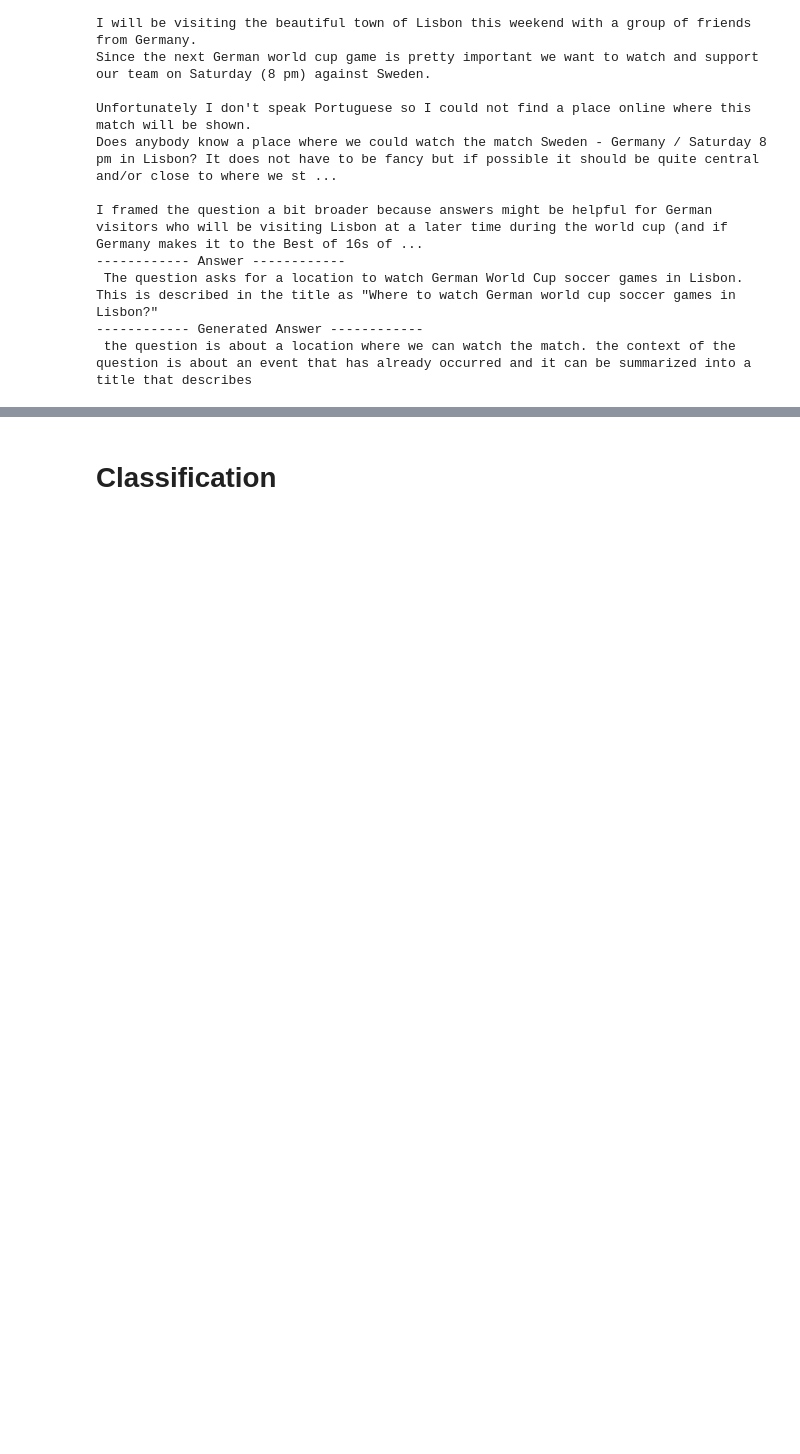
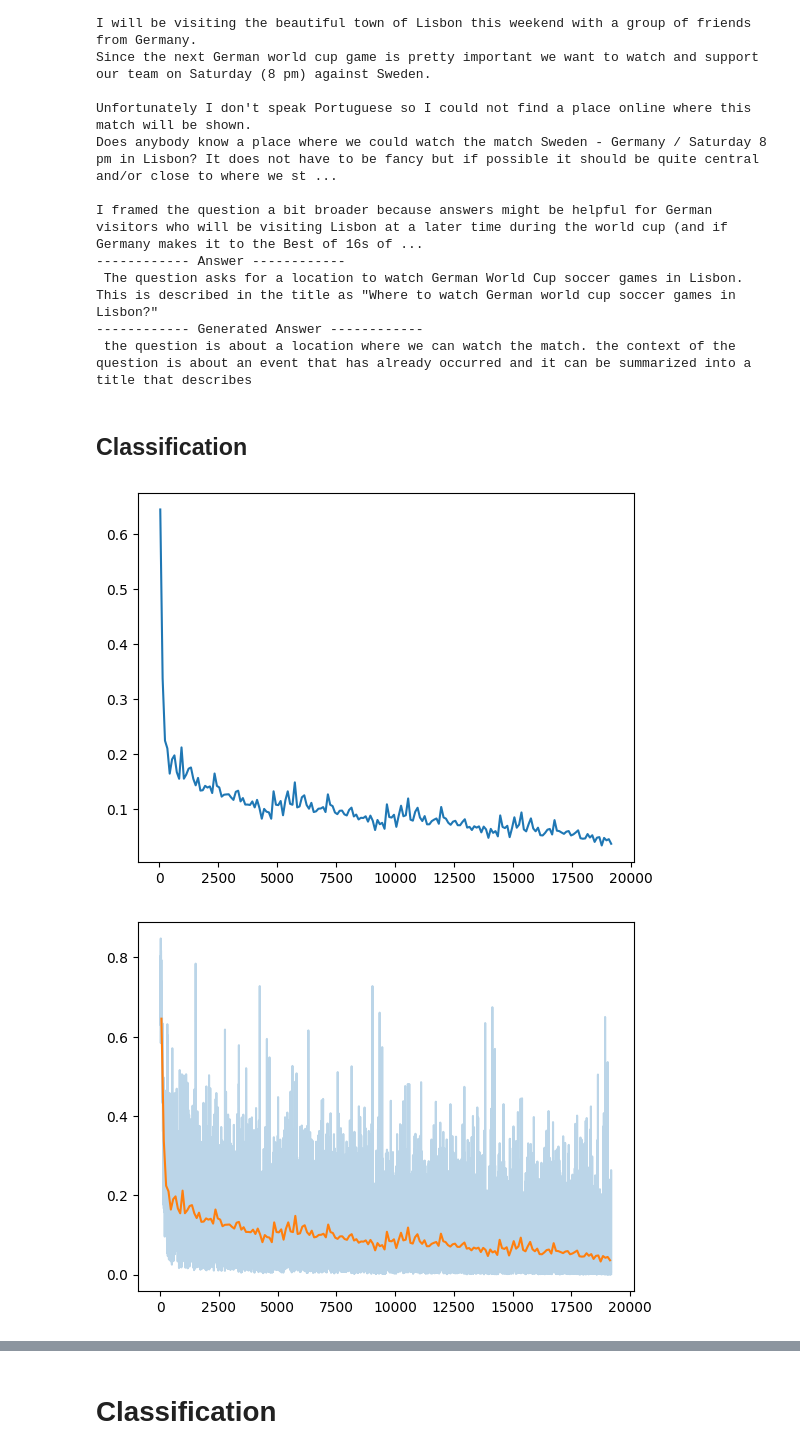
Before and after one commit to Cari1111/NLP_project, a Jupyter notebook: project.ipynb, the cells around one changed output, grey strips where cells are left out. Drawn from its saved outputs; the diff is of its cells as text; code cells hidden in the pictures; blank space fills up the shorter version.

```diff
--- a/project.ipynb
+++ b/project.ipynb
@@ -449,3 +505,10 @@ I framed the question a bit broader because answers might be helpful for German
 This is described in the title as "Where to watch German world cup soccer games in Lisbon?"
 ------------ Generated Answer ------------
  the question is about a location where we can watch the match. the context of the question is about an event that has already occurred and it can be summarized into a title that describes
+# %% [markdown]
+## Classification
+# %%
+plot_losses('./Classification_training/models/yelp_4eps_1-losses.dat')
+# %% [output]
+[figure, added]
+[figure, added]
```
Also changed, not shown: parts of 42 cells of this notebook.
